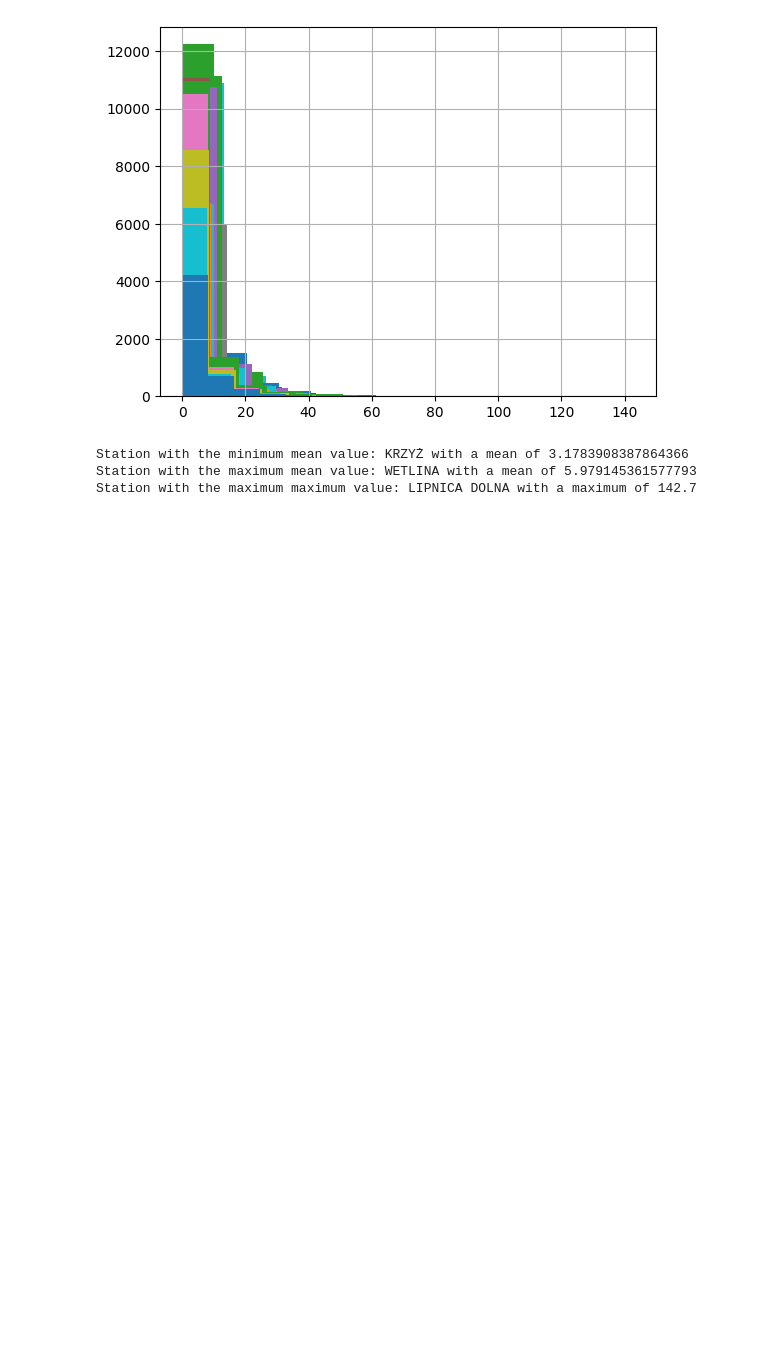
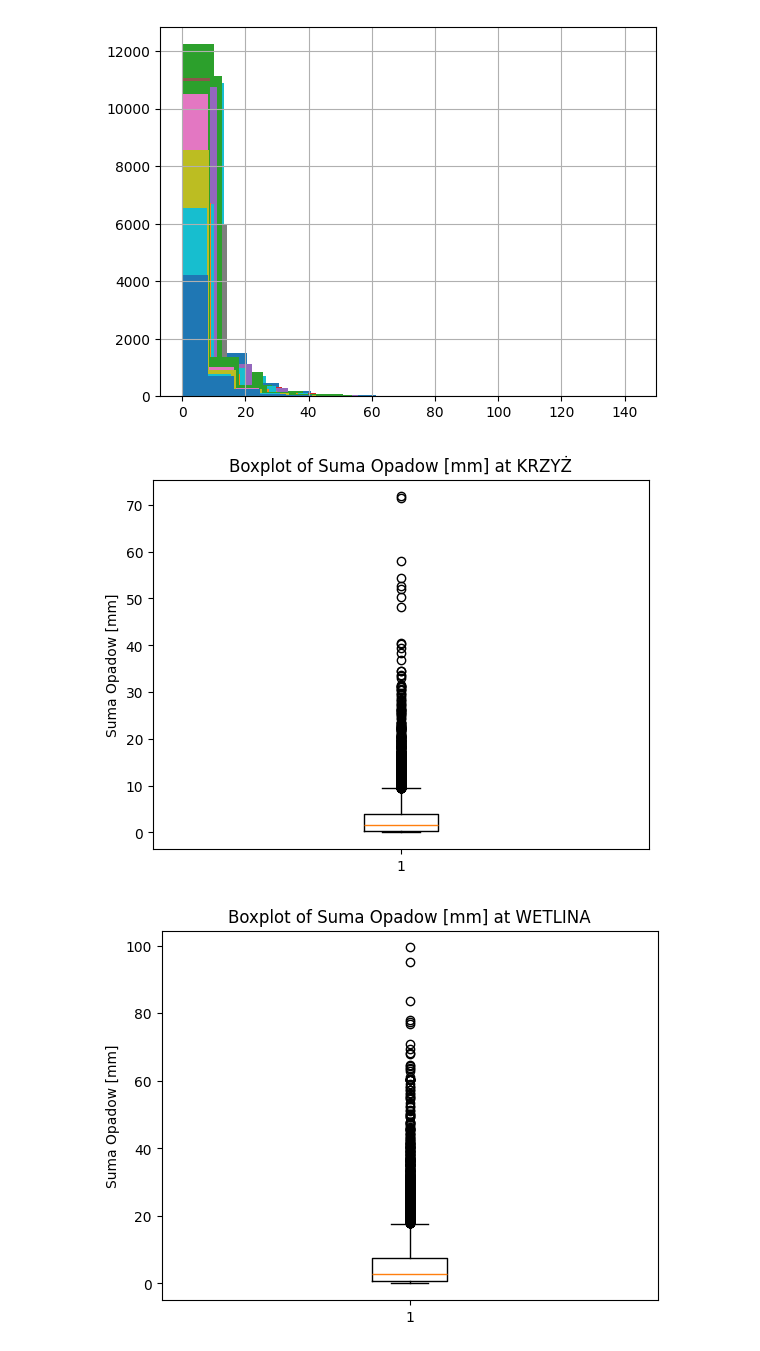
Before and after one commit to barti2115/standardised_precipitation_index, a Jupyter notebook: eda.ipynb, the cells around one changed output. Drawn from its saved outputs; the diff is of its cells as text; code cells hidden in the pictures; blank space fills up the shorter version.

```diff
--- a/eda.ipynb
+++ b/eda.ipynb
@@ -312,21 +363,29 @@ CISNA                   Axes(0.125,0.11;0.775x0.77)
 ŻUBRACZE                Axes(0.125,0.11;0.775x0.77)
 Name: Suma Opadow [mm], dtype: object
 [figure]
-# %%
-# Retrieve the station names along with the values
-min_mean_station = grouped_descriptions['mean'].idxmin()  # Station with the minimum mean value
-max_mean_station = grouped_descriptions['mean'].idxmax()  # Station with the maximum mean value
-max_max_station = grouped_descriptions['max'].idxmax()    # Station with the maximum maximum value
-
-min_mean_value = grouped_descriptions['mean'].min()  # Minimum of the mean values
-max_mean_value = grouped_descriptions['mean'].max()  # Maximum of the mean values
-max_max_value = grouped_descriptions['max'].max()    # Maximum of the maximum values
-
-# Print the results with station names
-print("Station with the minimum mean precipitation value:", min_mean_station, "with a mean of", min_mean_value)
-print("Station with the maximum mean precipitation value:", max_mean_station, "with a mean of", max_mean_value)
-print("Station with the maximum maximum precipitation value:", max_max_station, "with a maximum of", max_max_value)
-# %% [output]
-Station with the minimum mean value: KRZYŻ with a mean of 3.1783908387864366
-Station with the maximum mean value: WETLINA with a mean of 5.979145361577793
-Station with the maximum maximum value: LIPNICA DOLNA with a maximum of 142.7
+# %%
+import matplotlib.pyplot as plt
+
+# Create a boxplot for 'Suma Opadow [mm]' at the station 'KRZYŻ'
+plt.figure()
+plt.boxplot(df[df['Nazwa Stacji'] == 'KRZYŻ']['Suma Opadow [mm]'])
+plt.title('Boxplot of Suma Opadow [mm] at KRZYŻ')
+plt.ylabel('Suma Opadow [mm]')
+plt.show()
+
+# Create a boxplot for 'Suma Opadow [mm]' at the station 'WETLINA'
+plt.figure()
+plt.boxplot(df[df['Nazwa Stacji'] == 'WETLINA']['Suma Opadow [mm]'])
+plt.title('Boxplot of Suma Opadow [mm] at WETLINA')
+plt.ylabel('Suma Opadow [mm]')
+plt.show()
+
+# Create a boxplot for 'Suma Opadow [mm]' at the station 'LIPNICA DOLNA'
+plt.figure()
+plt.boxplot(df[df['Nazwa Stacji'] == 'LIPNICA DOLNA']['Suma Opadow [mm]'])
+plt.title('Boxplot of Suma Opadow [mm] at LIPNICA DOLNA')
+plt.ylabel('Suma Opadow [mm]')
+plt.show()
+# %% [output]
+[figure, added]
+[figure, added]
```
Also changed, not shown: parts of 10 cells of this notebook, 1 other file.
